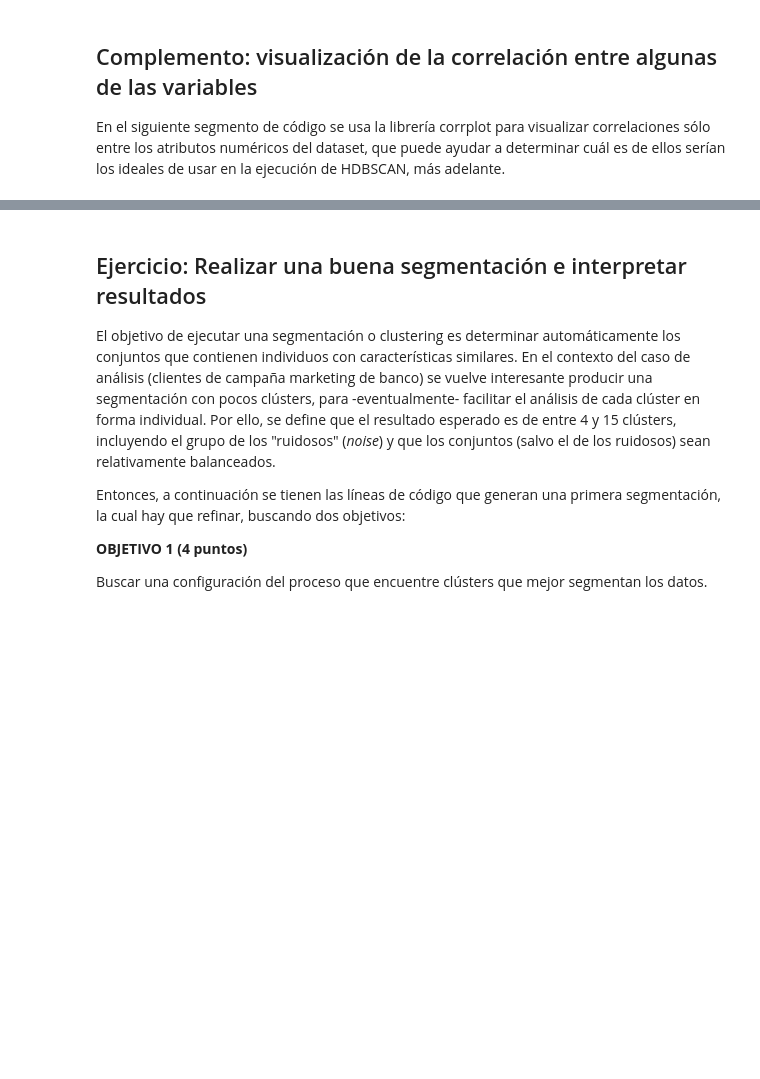
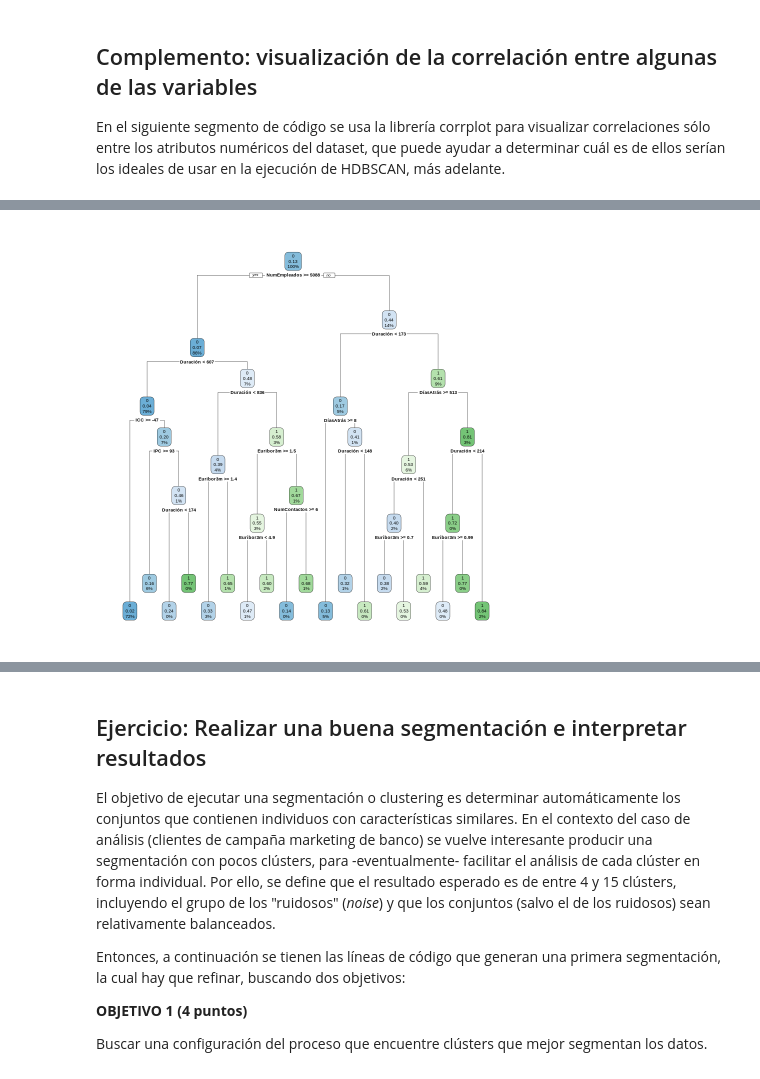
Before and after one commit to brroavendano/test-churn, a Jupyter notebook: Ejercicio_6_Clasificación_No_Supervisada.ipynb, the cells around one changed output, grey strips where cells are left out. Drawn from its saved outputs; the diff is of its cells as text; code cells hidden in the pictures; blank space fills up the shorter version.

```diff
--- a/Ejercicio_6_Clasificación_No_Supervisada.ipynb
+++ b/Ejercicio_6_Clasificación_No_Supervisada.ipynb
@@ -99,0 +133,13 @@ corrplot(cor, method = "pie", type ="upper")
+# %%
+tree.model <- rpart(OK ~ Edad + Default + Hipotecario + Consumo + Duración + NumContactos + DíasAtrás + Previo + IPC + ICC + Euribor3m + NumEmpleados + EmpTasaVar,
+                 data = marketing.data,
+                 method = "class",
+                 parms = list(split = "gini"),
+                 control = rpart.control(minsplit = 1,
+                                         minbucket = 1,
+                                         maxdepth = 5,
+                                         cp = 0))
+# %%
+rpart.plot(tree.model)
+# %% [output]
+[figure, added]
```
Also changed, not shown: parts of 10 cells of this notebook.
